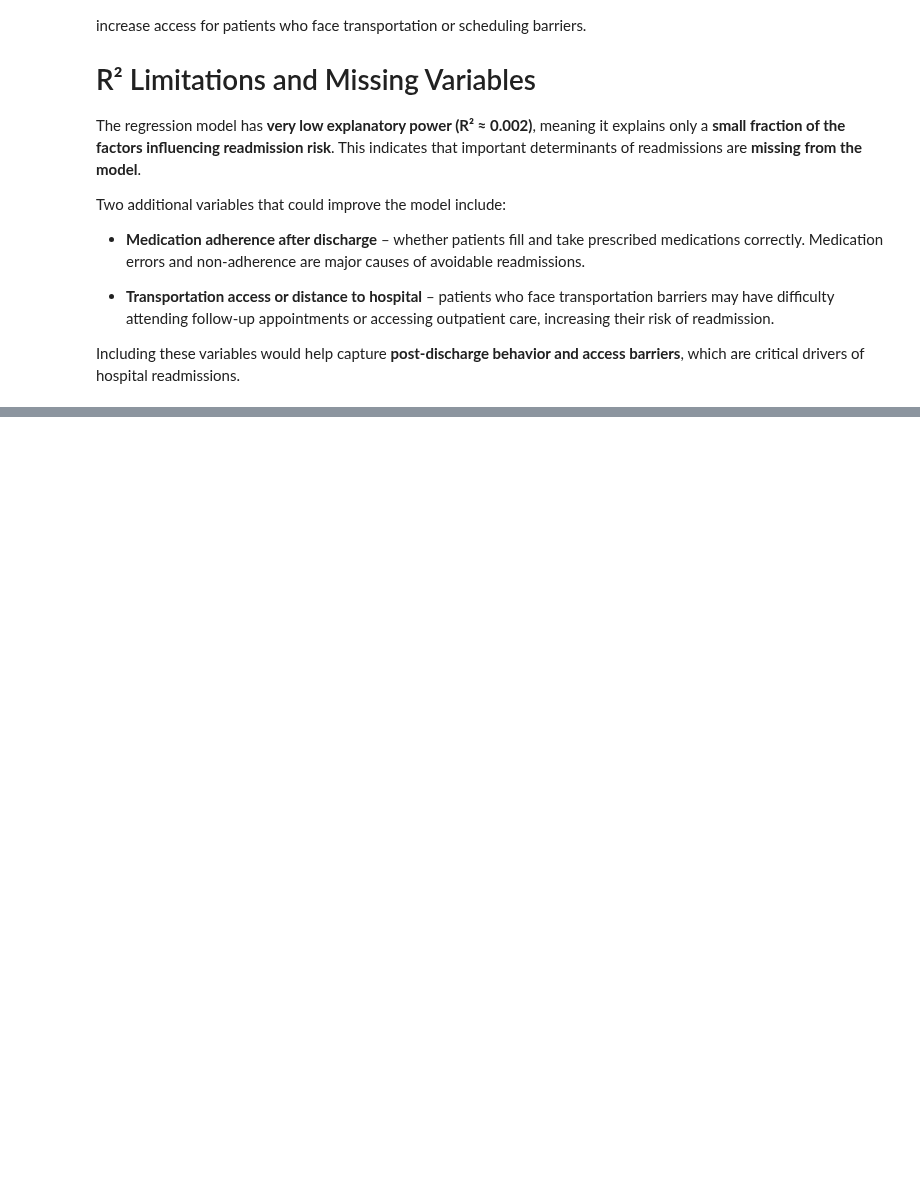
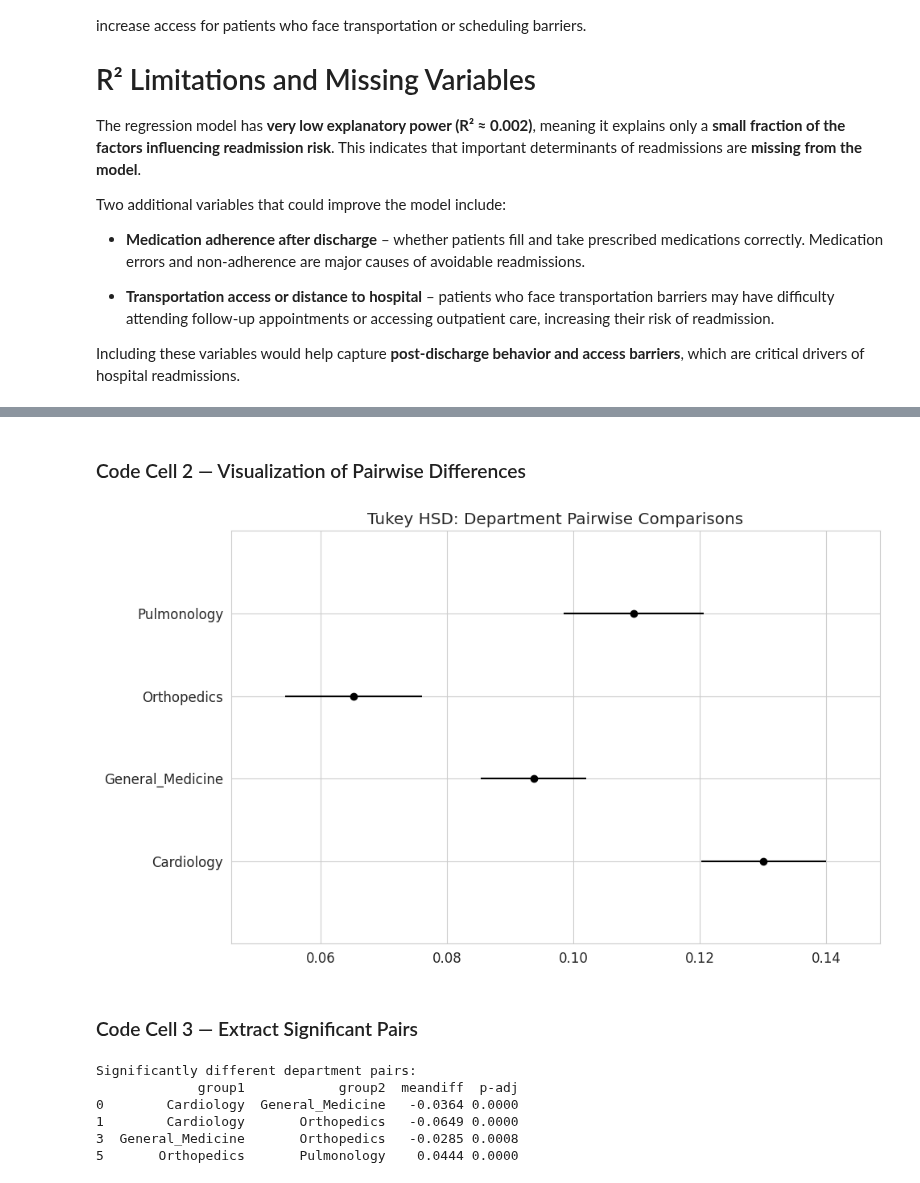
Before and after one commit to hawa1983/MG-628, a Jupyter notebook: Midterm_Regression_Project.ipynb, the cells around one changed output, grey strips where cells are left out. Saved outputs shown, nothing was run; the diff lists cells and outputs as text; code cells hidden in the pictures; blank space fills up the shorter version.

```diff
--- a/Midterm_Regression_Project.ipynb
+++ b/Midterm_Regression_Project.ipynb
@@ -2558,0 +2904,17 @@ Including these variables would help capture **post-discharge behavior and acces
+# %%
+from statsmodels.stats.multicomp import pairwise_tukeyhsd
+import pandas as pd
+import matplotlib.pyplot as plt
+
+# Convert Yes/No to numeric readmission flag
+df["readmitted_flag"] = df["Readmitted_30Day"].map({"Yes": 1, "No": 0})
+
+# Run Tukey HSD
+tukey = pairwise_tukeyhsd(
+    endog=df["readmitted_flag"],
+    groups=df["Department"],
+    alpha=0.05
+)
+
+print("Tukey HSD Summary Table\n")
+print(tukey)
@@ -2558,0 +2935,33 @@ Including these variables would help capture **post-discharge behavior and acces
+# %% [markdown]
+### Code Cell 2 — Visualization of Pairwise Differences
+# %%
+fig = tukey.plot_simultaneous()
+
+plt.title("Tukey HSD: Department Pairwise Comparisons")
+plt.tight_layout()
+
+plt.savefig("q3c_tukey.png", dpi=150)
+plt.show()
+# %% [output]
+[figure, added]
+# %% [markdown]
+### Code Cell 3 — Extract Significant Pairs
+# %%
+# Convert Tukey results to dataframe
+tukey_df = pd.DataFrame(
+    data=tukey._results_table.data[1:],
+    columns=tukey._results_table.data[0]
+)
+
+# Filter significant comparisons
+sig_pairs = tukey_df[tukey_df["reject"] == True]
+
+print("\nSignificantly different department pairs:")
+print(sig_pairs[["group1", "group2", "meandiff", "p-adj"]])
+# %% [output]
+Significantly different department pairs:
+             group1            group2  meandiff  p-adj
+0        Cardiology  General_Medicine   -0.0364 0.0000
+1        Cardiology       Orthopedics   -0.0649 0.0000
+3  General_Medicine       Orthopedics   -0.0285 0.0008
+5       Orthopedics       Pulmonology    0.0444 0.0000
```
Also changed, not shown: parts of 26 cells of this notebook.
